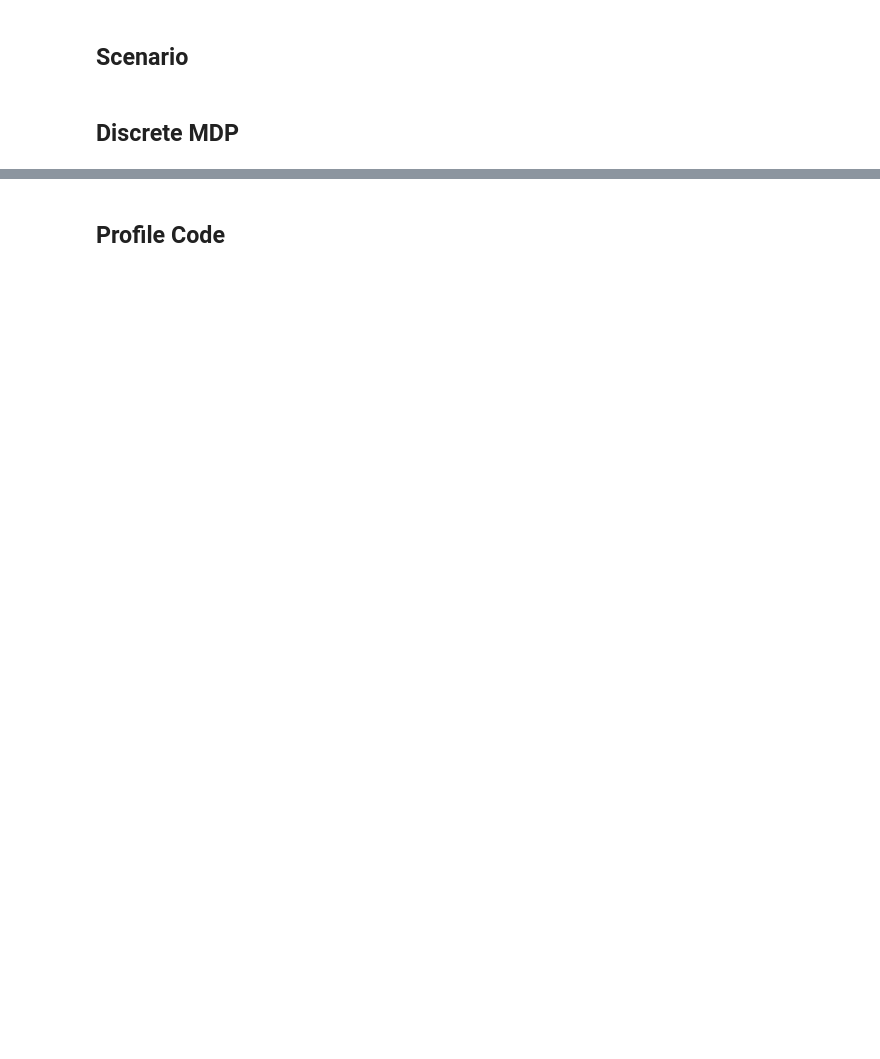
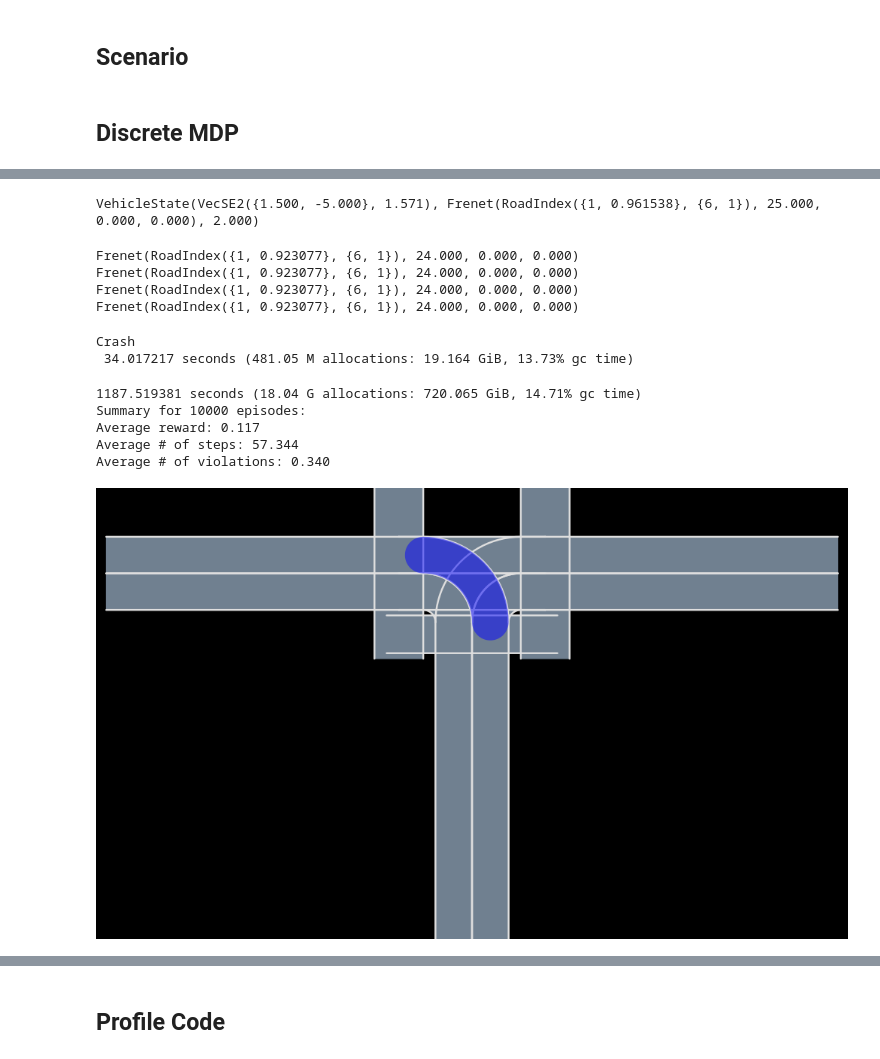
Before and after one commit to sisl/AutomotiveSafeRL, a Jupyter notebook: pedcar_mdp.ipynb, the cells around one changed output, grey strips where cells are left out. Drawn from its saved outputs; the diff is of its cells as text; code cells hidden in the pictures; blank space fills up the shorter version.

```diff
--- a/pedcar_mdp.ipynb
+++ b/pedcar_mdp.ipynb
@@ -64,0 +129,7 @@ number of actions 4
+# %%
+params = UrbanParams(nlanes_main=1,
+                     crosswalk_pos =[VecSE2(6, 0., pi/2), VecSE2(-6, 0., pi/2), VecSE2(0., -5., 0.)],
+                     crosswalk_length =  [14.0, 14., 14.0],
+                     crosswalk_width = [4.0, 4.0, 3.1],
+                     stop_line = 22.0)
+env = UrbanEnv(params=params);
@@ -64,0 +236,13 @@ number of actions 4
+# %%
+ego = get_ego(sc).state
+# %% [output]
+VehicleState(VecSE2({1.500, -5.000}, 1.571), Frenet(RoadIndex({1, 0.961538}, {6, 1}), 25.000, 0.000, 0.000), 2.000)
+# %%
+for ss in itp_states
+    println(ss.ego.posF)
+end
+# %% [output]
+Frenet(RoadIndex({1, 0.923077}, {6, 1}), 24.000, 0.000, 0.000)
+Frenet(RoadIndex({1, 0.923077}, {6, 1}), 24.000, 0.000, 0.000)
+Frenet(RoadIndex({1, 0.923077}, {6, 1}), 24.000, 0.000, 0.000)
+Frenet(RoadIndex({1, 0.923077}, {6, 1}), 24.000, 0.000, 0.000)
@@ -65,3 +251,43 @@ number of actions 4
+# %%
+@time for ep=1:1000
+    hr = HistoryRecorder(rng=rng, max_steps=100)
+    s0 = initial_state(pomdp, rng)
+    o0 = generate_o(pomdp, s0, rng)
+    up = FastPreviousObservationUpdater{UrbanObs}()
+    b0 = initialize_belief(up, o0)
+    hist2 = simulate(hr, pomdp, rand_pol, up, b0, s0)
+    if sum(hist2.reward_hist .< 0.) != 0.
+        println("Crash")
+        break
+    end
+end
+# %% [output]
+Crash
+ 34.017217 seconds (481.05 M allocations: 19.164 GiB, 13.73% gc time)
+# %%
+@time rewards_mask, steps_mask, violations_mask = evaluation_loop(pomdp, rand_pol, n_ep=10000, max_steps=100, rng=rng);
+print_summary(rewards_mask, steps_mask, violations_mask)
+# %% [output]
+1187.519381 seconds (18.04 G allocations: 720.065 GiB, 14.71% gc time)
+Summary for 10000 episodes:
+Average reward: 0.117
+Average # of steps: 57.344
+Average # of violations: 0.340
+# %%
+scene = Scene()
+roadway = env.roadway
+type LaneOverlay <: SceneOverlay
+    lane::Lane
+    color::Colorant
+end
+function AutoViz.render!(rendermodel::RenderModel, overlay::LaneOverlay, scene::Scene, roadway::Roadway)
+    render!(rendermodel, overlay.lane, roadway, color_asphalt=overlay.color)
+    return rendermodel
+end
+i = 13
+render(scene, roadway, [LaneOverlay(roadway[LaneTag(i,1)], RGBA(0.0,0.0,1.0,0.5))], cam=cam)
+# %% [output]
+[figure, added]
 # %%
 @time state_space = states(mdp);
 # %% [output]
```
Also changed, not shown: parts of 58 cells of this notebook, 25 other files.
